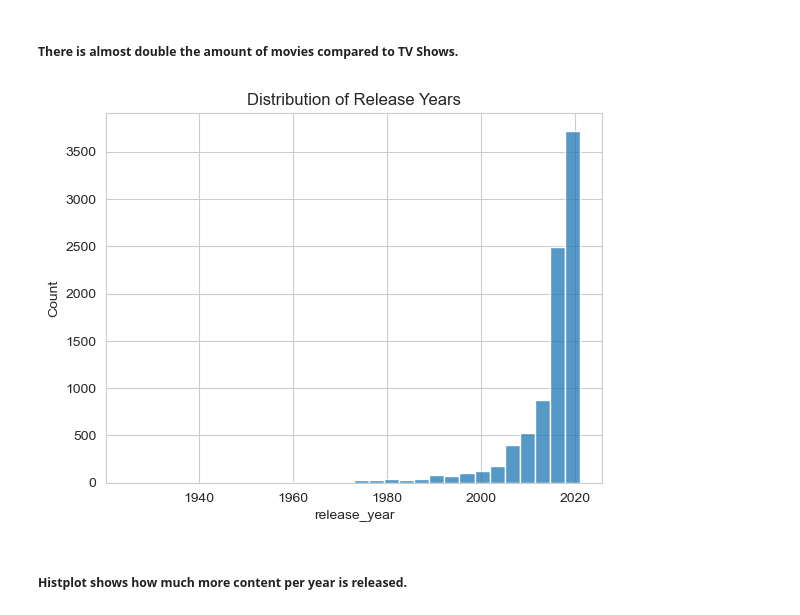
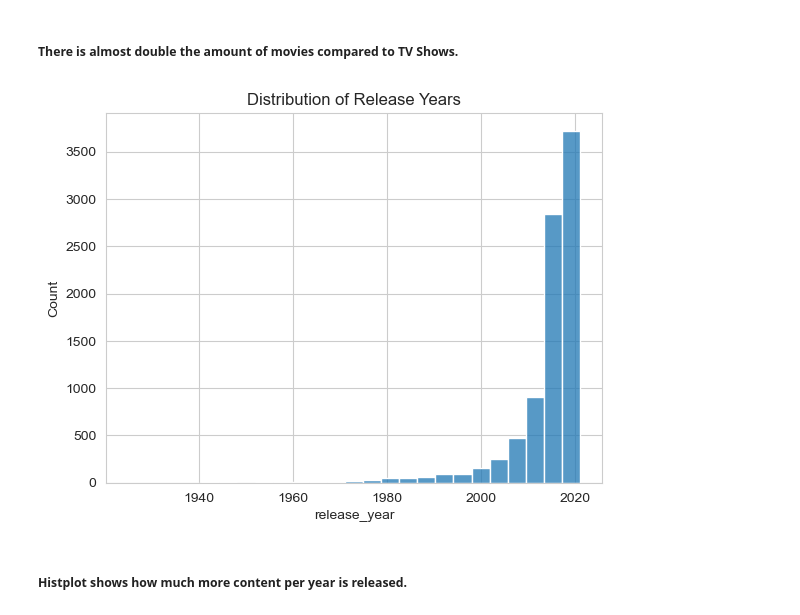
Before and after one commit to rankkua/Nf-EDA, a Jupyter notebook: netflix-eda.ipynb, the cells around one changed output. Saved outputs shown, nothing was run; the diff lists cells and outputs as text; code cells hidden in the pictures.

```diff
--- a/netflix-eda.ipynb
+++ b/netflix-eda.ipynb
@@ -136,11 +138,11 @@ plt.show()
 # %% [markdown]
 ##### There is almost double the amount of movies compared to TV Shows.
 # %%
-sns.histplot(df['release_year'], bins=30)
+sns.histplot(df['release_year'], bins=25)
 plt.title("Distribution of Release Years")
 plt.show()
 # %% [output]
-[figure, old version]
+[figure, new version]
 # %% [markdown]
 ##### Histplot shows how much more content per year is released.
 # %%
```
Also changed, not shown: parts of 4 cells of this notebook.
